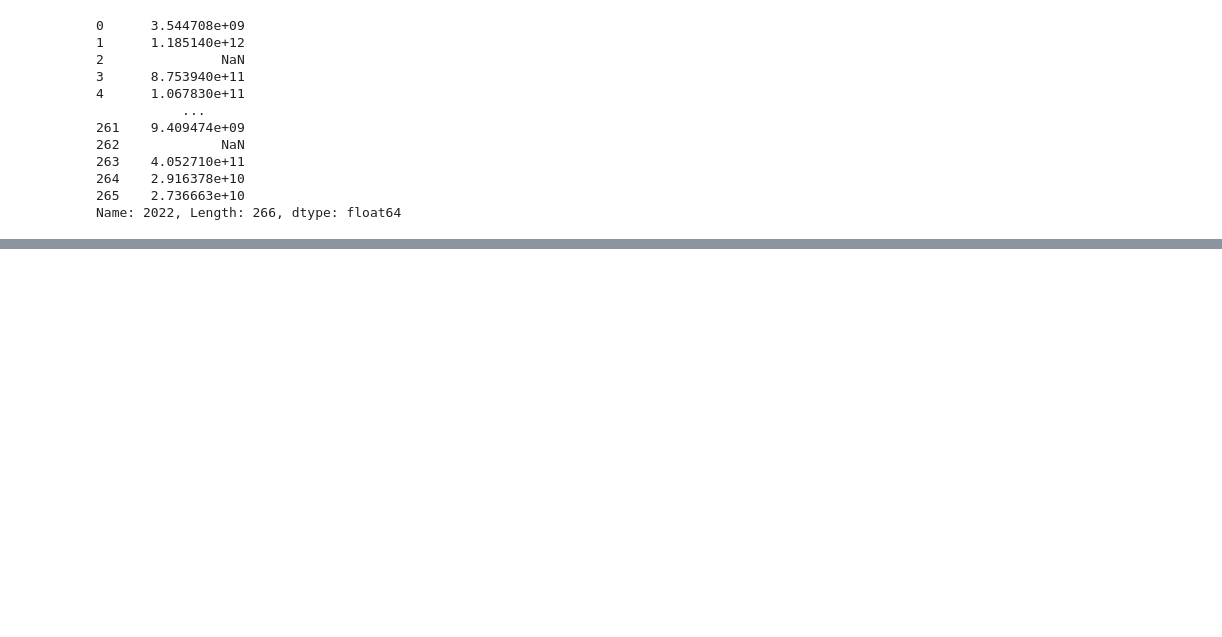
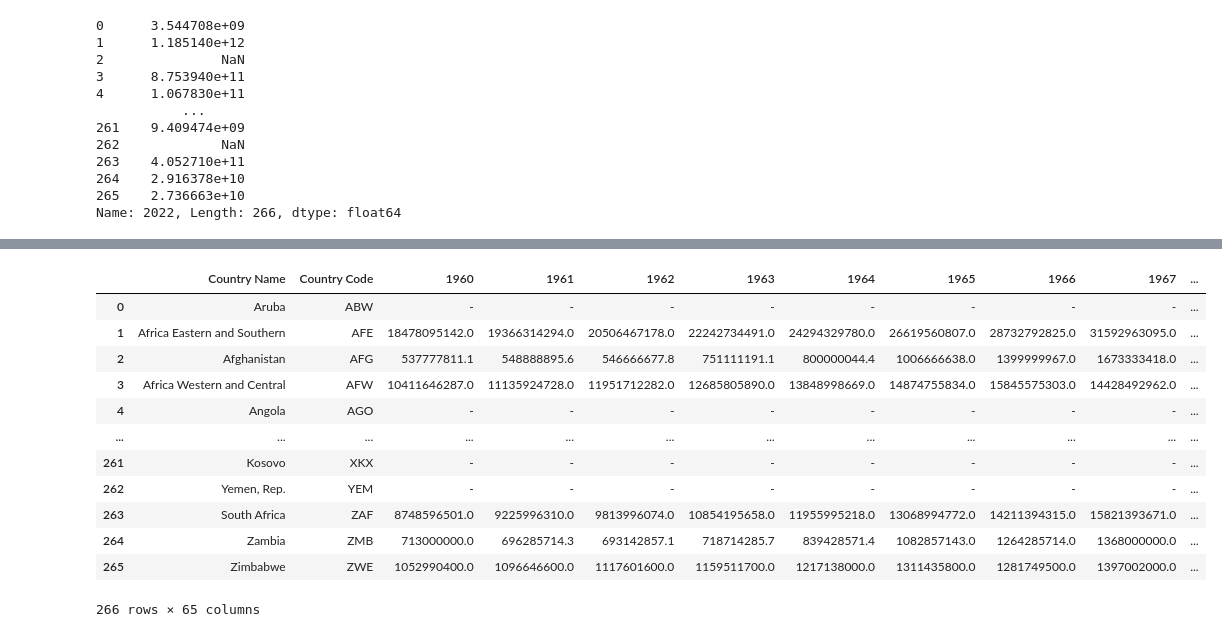
Before and after one commit to moinecon/data_science_python, a Jupyter notebook: pandas.ipynb, the cells around one changed output, grey strips where cells are left out. Cells and saved outputs as stored; diff of their text form; code cells hidden in the pictures; blank space fills up the shorter version.

```diff
--- a/pandas.ipynb
+++ b/pandas.ipynb
@@ -219,0 +245,16 @@ Name: 2022, Length: 266, dtype: float64
+# %%
+df.fillna("-") # This will fill the missing values with val given in the argument
+# %% [output]
+|  | Country Name | Country Code | 1960 | 1961 | 1962 | 1963 | 1964 | 1965 | 1966 | 1967 | ... |
+| 0 | Aruba | ABW | - | - | - | - | - | - | - | - | ... |
+| 1 | Africa Eastern and Southern | AFE | 18478095142.0 | 19366314294.0 | 20506467178.0 | 22242734491.0 | 24294329780.0 | 26619560807.0 | 28732792825.0 | 31592963095.0 | ... |
+| 2 | Afghanistan | AFG | 537777811.1 | 548888895.6 | 546666677.8 | 751111191.1 | 800000044.4 | 1006666638.0 | 1399999967.0 | 1673333418.0 | ... |
+| 3 | Africa Western and Central | AFW | 10411646287.0 | 11135924728.0 | 11951712282.0 | 12685805890.0 | 13848998669.0 | 14874755834.0 | 15845575303.0 | 14428492962.0 | ... |
+| 4 | Angola | AGO | - | - | - | - | - | - | - | - | ... |
+| ... | ... | ... | ... | ... | ... | ... | ... | ... | ... | ... | ... |
+| 261 | Kosovo | XKX | - | - | - | - | - | - | - | - | ... |
+| 262 | Yemen, Rep. | YEM | - | - | - | - | - | - | - | - | ... |
+| 263 | South Africa | ZAF | 8748596501.0 | 9225996310.0 | 9813996074.0 | 10854195658.0 | 11955995218.0 | 13068994772.0 | 14211394315.0 | 15821393671.0 | ... |
+| 264 | Zambia | ZMB | 713000000.0 | 696285714.3 | 693142857.1 | 718714285.7 | 839428571.4 | 1082857143.0 | 1264285714.0 | 1368000000.0 | ... |
+| 265 | Zimbabwe | ZWE | 1052990400.0 | 1096646600.0 | 1117601600.0 | 1159511700.0 | 1217138000.0 | 1311435800.0 | 1281749500.0 | 1397002000.0 | ... |
+266 rows × 65 columns
```
Also changed, not shown: parts of 3 cells of this notebook.
